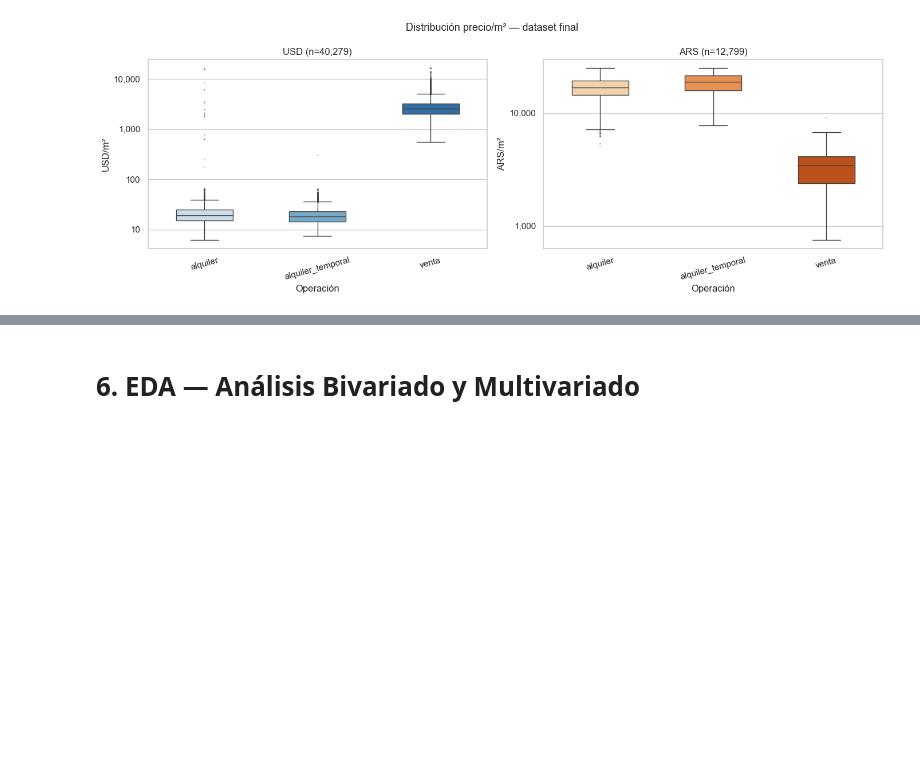
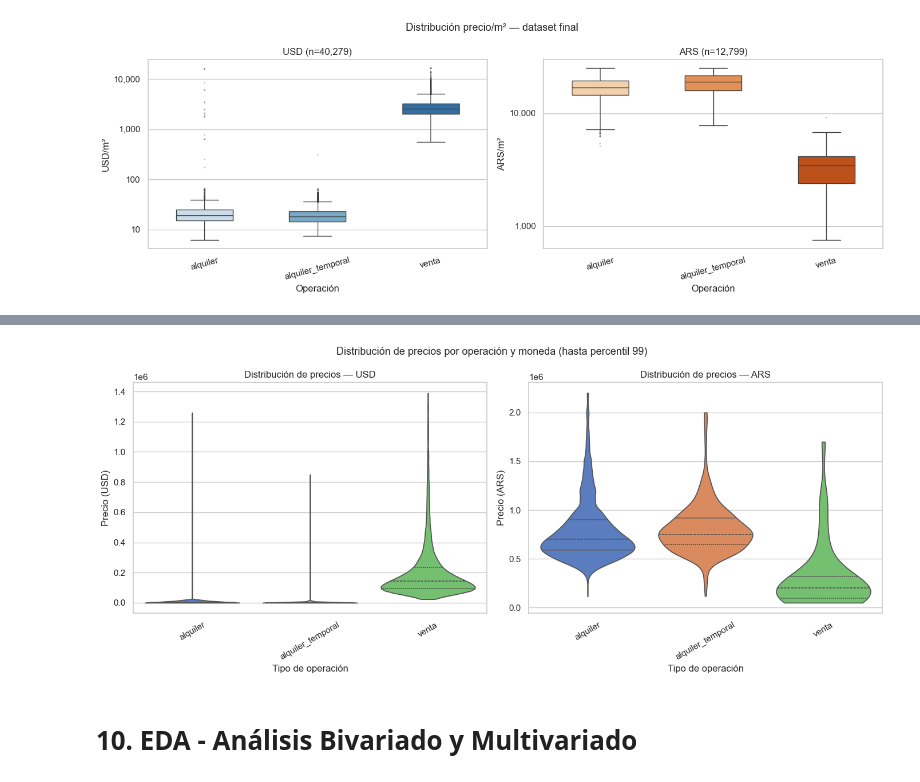
Before and after one commit to clararodriguezacevedo/descriptiva-real-estate, a Jupyter notebook: notebooks/eda.ipynb, the cells around one changed output, grey strips where cells are left out. Drawn from its saved outputs; the diff is of its cells as text; code cells hidden in the pictures; blank space fills up the shorter version.

```diff
--- a/notebooks/eda.ipynb
+++ b/notebooks/eda.ipynb
@@ -1489,6 +905,0 @@ El mismo barrio puede aparecer escrito de formas distintas en ZonaProp y ArgenPr
-# %%
-df_final['barrio_oficial'] = (
-    df_final['barrio'].str.strip().str.title().replace(mapeo)
-)
-
-print(f"Barrios únicos después de normalizar: {df_final['barrio_oficial'].nunique()}")
@@ -1945,29 +1704,31 @@ print(prevalencia)
 # %%
 # Violin plot de precio_final por operación (separado por moneda)
 # Usamos percentil 99 para limitar el eje y y que los outliers no distorsionen la visibilidad
 fig, axes = plt.subplots(1, 2, figsize=(14, 6), sharey=False)
 
 for ax, moneda in zip(axes, ['usd', 'ars']):
     subset = df_final[
         df_final['moneda'] == moneda
-    ][['operacion', 'precio_final']].dropna()
+    ][['operacion', 'precio']].dropna()
 
     # Limite por percentil 99 para cada segmento
-    p99 = subset['precio_final'].quantile(0.99)
-    subset = subset[subset['precio_final'] <= p99]
+    p99 = subset['precio'].quantile(0.99)
+    subset = subset[subset['precio'] <= p99]
 
-    sns.violinplot(data=subset, x='operacion', y='precio_final', ax=ax,
+    sns.violinplot(data=subset, x='operacion', y='precio', ax=ax,
                    palette='muted', inner='quartile', cut=0)
     ax.set_title(f'Distribución de precios — {moneda.upper()}', fontsize=12)
     ax.set_xlabel('Tipo de operación')
     ax.set_ylabel(f'Precio ({moneda.upper()})')
     ax.tick_params(axis='x', rotation=30)
 
 fig.suptitle('Distribución de precios por operación y moneda (hasta percentil 99)', fontsize=13)
 plt.tight_layout()
 plt.show()
+# %% [output]
+[figure, added]
 # %% [markdown]
-# 6. EDA — Análisis Bivariado y Multivariado
+# 10. EDA - Análisis Bivariado y Multivariado
 # %%
 # Scatter de precio_final vs m2_total para ventas en USD
 # Usamos una muestra aleatoria para evitar sobrecarga visual
```
Also changed, not shown: parts of 143 cells of this notebook.
